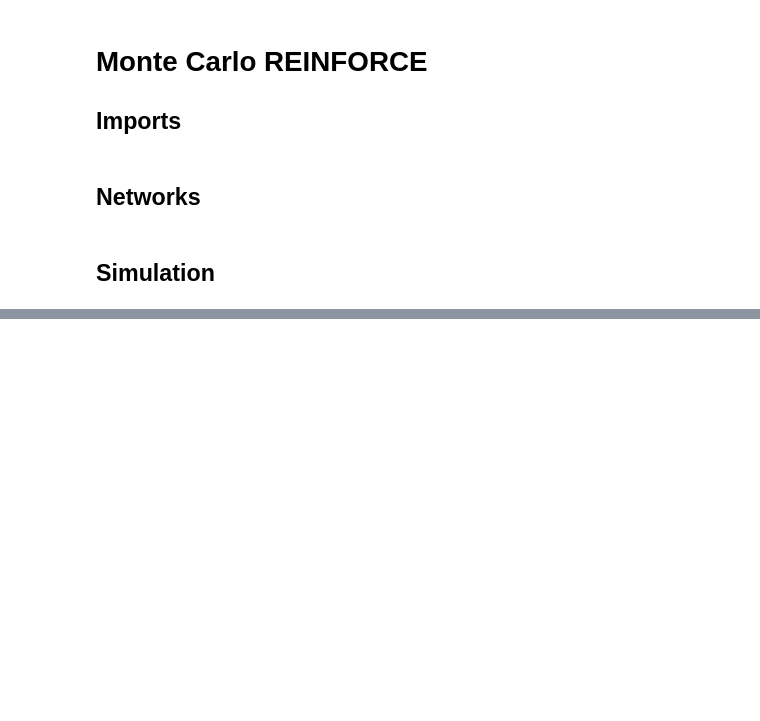
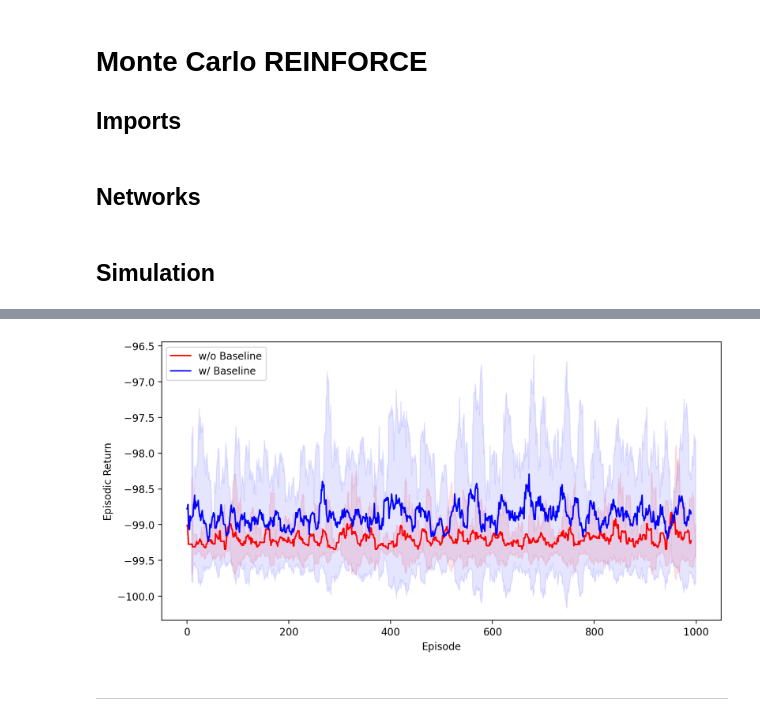
Before and after one commit to Xerefic/CS6700, a Jupyter notebook: Programming Assignment 2/final/MC_Reinforce.ipynb, the cells around one changed output, grey strips where cells are left out. Drawn from its saved outputs; the diff is of its cells as text; code cells hidden in the pictures; blank space fills up the shorter version.

```diff
--- a/Programming Assignment 2/final/MC_Reinforce.ipynb
+++ b/Programming Assignment 2/final/MC_Reinforce.ipynb
@@ -279,0 +261,40 @@ plt.legend()
+# %%
+args = Args()
+args.env = 'Acrobot'
+
+set_seed(args.seed)
+agent = Agent(args, 'wobaseline')
+actobot_rewards_type1 = agent.train()
+
+set_seed(args.seed)
+agent = Agent(args, 'wbaseline')
+actobot_rewards_type2 = agent.train()
+# %%
+window_size = 10
+fig = plt.figure(figsize=(10, 5))
+ax = fig.add_subplot(111)
+
+type1_mean = np.mean(actobot_rewards_type1, axis=0)
+type1_std = np.std(actobot_rewards_type1, axis=0)
+
+ax.plot(np.convolve(type1_mean, np.ones(window_size)/window_size, mode='valid'), label='w/o Baseline', color='red')
+ax.fill_between(range(window_size-1, len(type1_mean)),
+                np.convolve(type1_mean - type1_std, np.ones(window_size)/window_size, mode='valid'),
+                np.convolve(type1_mean + type1_std, np.ones(window_size)/window_size, mode='valid'), alpha=0.1, color='red')
+
+type2_mean = np.mean(actobot_rewards_type2, axis=0)
+type2_std = np.std(actobot_rewards_type2, axis=0)
+
+ax.plot(np.convolve(type2_mean, np.ones(window_size)/window_size, mode='valid'), label='w/ Baseline', color='blue')
+ax.fill_between(range(window_size-1, len(type2_mean)),
+                np.convolve(type2_mean - type2_std, np.ones(window_size)/window_size, mode='valid'),
+                np.convolve(type2_mean + type2_std, np.ones(window_size)/window_size, mode='valid'), alpha=0.1, color='blue')
+
+ax.set_xlabel('Episode')
+ax.set_ylabel('Episodic Return')
+ax.legend(loc='upper left')
+fig.savefig(f'result/acrobot_{args.algorithm}.pdf', bbox_inches='tight')
+# %% [output]
+[figure, added]
+# %% [markdown]
+---
```
Also changed, not shown: parts of 20 cells of this notebook, 29 other files.
